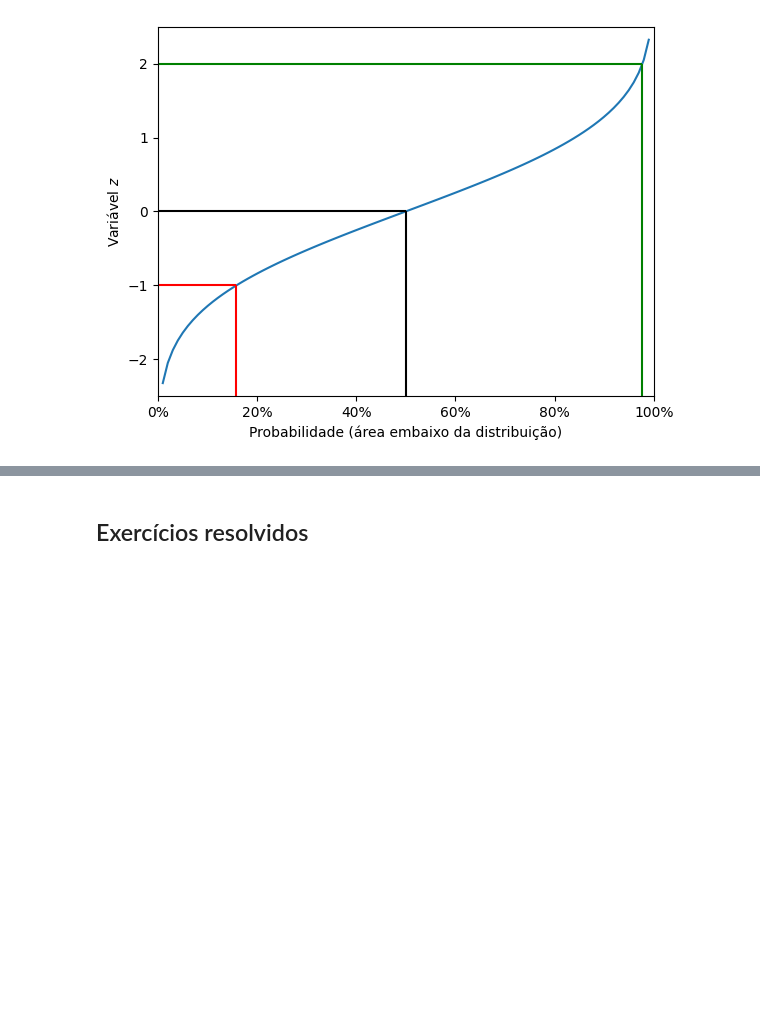
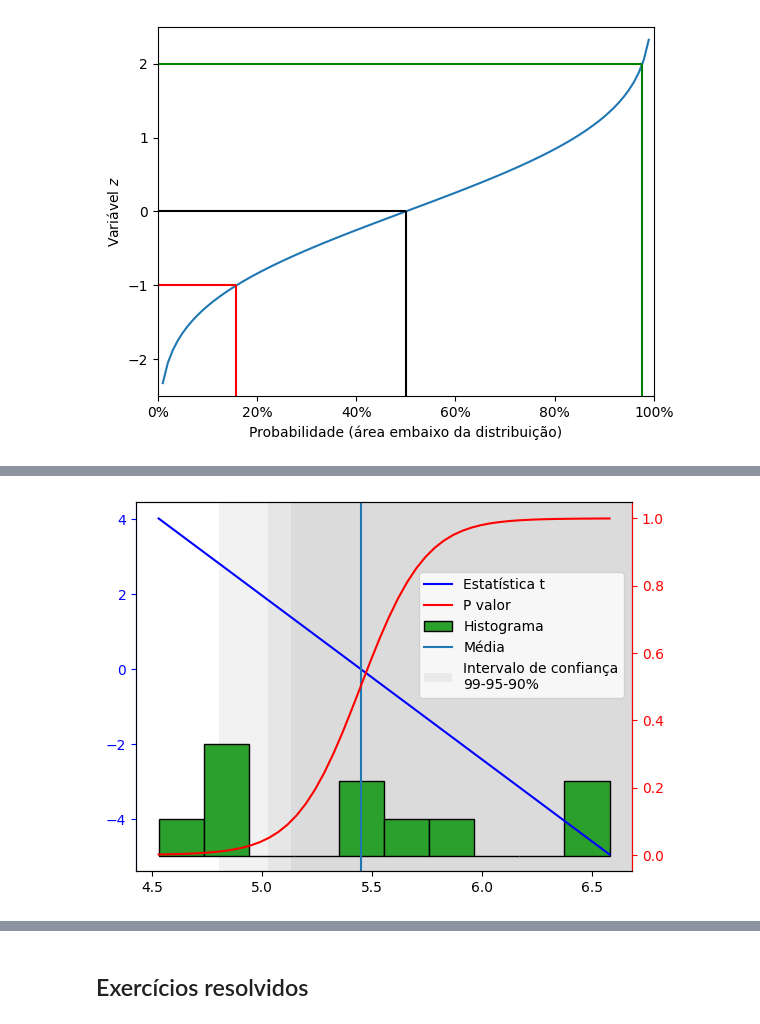
Before and after one commit to KarlClinckspoor/CursoPython, a Jupyter notebook: Capítulos/Capítulo08/Tour dos principais pacotes científicos.ipynb, the cells around one changed output, grey strips where cells are left out. Cells and saved outputs as stored; diff of their text form; code cells hidden in the pictures; blank space fills up the shorter version.

```diff
--- a/Capítulos/Capítulo08/Tour dos principais pacotes científicos.ipynb
+++ b/Capítulos/Capítulo08/Tour dos principais pacotes científicos.ipynb
@@ -738,7 +746,9 @@ _ = plt.hist(np.random.randn(10000), bins=50)
 * `.normal` é similar a `.randn`, mas é possível especificar a posição e largura da curva.
 # %%
 np.random.seed(42)
-n, bins, containers = plt.hist(np.random.normal(loc=5, scale=3, size=10000), bins=50, alpha=0.5)
+n, bins, containers = plt.hist(
+    np.random.normal(loc=5, scale=3, size=10000), bins=50, alpha=0.5
+)
 _ = plt.hist(np.random.normal(loc=5, scale=2, size=10000), bins=bins, alpha=0.5)
 _ = plt.hist(np.random.normal(loc=5, scale=1, size=10000), bins=bins, alpha=0.5)
 # %% [output]
@@ -2661,0 +2736,47 @@ Text(0, 0.5, 'Variável $z$')
+# %%
+testes_t = [
+    sp.stats.ttest_1samp(amostra, media, alternative="greater")
+    for media in valores_para_testar
+]
+estats_t = [t.statistic for t in testes_t]
+pvalores_t = [t.pvalue for t in testes_t]
+
+intervalo_90 = testes_t[0].confidence_interval(confidence_level=0.90)
+intervalo_95 = testes_t[0].confidence_interval(confidence_level=0.95)
+intervalo_99 = testes_t[0].confidence_interval(confidence_level=0.99)
+
+fig1, ax1 = plt.subplots()
+ax2 = ax1.twinx()
+
+l1 = ax1.plot(valores_para_testar, estats_t, c="b")
+l2 = ax2.plot(valores_para_testar, pvalores_t, c="r")
+
+ylim = ax1.get_ylim()
+xlim = ax1.get_xlim()
+ax1.fill_betweenx([-10, 10], intervalo_90[0], xlim[1], facecolor="gray", alpha=0.1)
+ax1.fill_betweenx([-10, 10], intervalo_95[0], xlim[1], facecolor="gray", alpha=0.1)
+f = ax1.fill_betweenx([-10, 10], intervalo_99[0], xlim[1], facecolor="gray", alpha=0.1)
+l3 = ax1.axvline(descr.mean)
+ax1.set_ylim(*ylim)
+ax1.set_xlim(*xlim)
+
+*_, p = ax1.hist(amostra, facecolor="C2", edgecolor="k", bottom=-5)
+
+ax1.spines["left"].set_color("b")
+ax2.spines["right"].set_color("r")
+ax1.tick_params(axis="y", labelcolor="b", color="b")
+ax2.tick_params(axis="y", labelcolor="r", color="r")
+
+_ = ax1.legend(
+    [l1[0], l2[0], p, l3, f],
+    [
+        "Estatística t",
+        "P valor",
+        "Histograma",
+        "Média",
+        "Intervalo de confiança\n99-95-90%",
+    ],
+    loc=[0.57, 0.47],
+)
+# %% [output]
+[figure, added]
```
Also changed, not shown: parts of 29 cells of this notebook, 1 other file.
